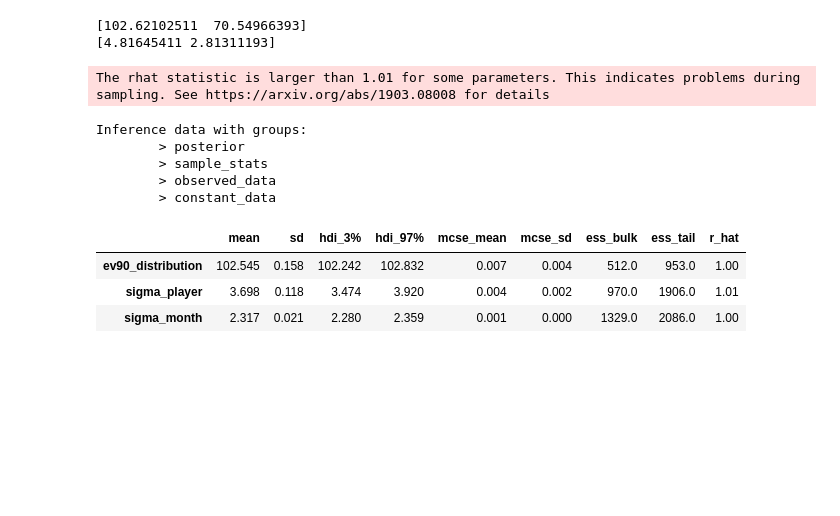
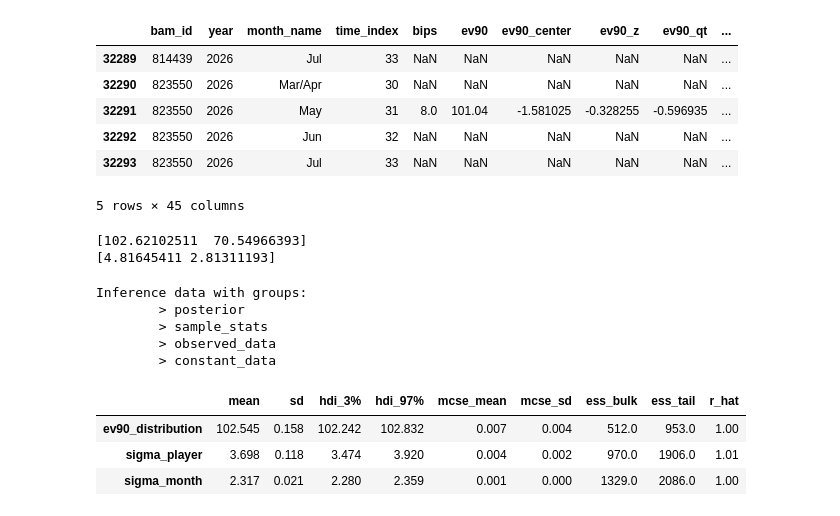
Before and after one commit to remmertjack/portfolio, a Jupyter notebook: batspeed/model.ipynb, the cells around one changed output. Drawn from its saved outputs; the diff is of its cells as text; code cells hidden in the pictures; blank space fills up the shorter version.

```diff
--- a/batspeed/model.ipynb
+++ b/batspeed/model.ipynb
@@ -186,3 +200,14 @@ df.head(10)
+# %%
+df = df.loc[(df['time_index']<=33)].reset_index(drop=True)
+df.tail(5)
+# %% [output]
+|  | bam_id | year | month_name | time_index | bips | ev90 | ev90_center | ev90_z | ev90_qt | ... |
+| 32289 | 814439 | 2026 | Jul | 33 | NaN | NaN | NaN | NaN | NaN | ... |
+| 32290 | 823550 | 2026 | Mar/Apr | 30 | NaN | NaN | NaN | NaN | NaN | ... |
+| 32291 | 823550 | 2026 | May | 31 | 8.0 | 101.04 | -1.581025 | -0.328255 | -0.596935 | ... |
+| 32292 | 823550 | 2026 | Jun | 32 | NaN | NaN | NaN | NaN | NaN | ... |
+| 32293 | 823550 | 2026 | Jul | 33 | NaN | NaN | NaN | NaN | NaN | ... |
+5 rows × 45 columns
 # %%
 # make copies in case we overwrite by accident
 df['ev90_obs'] = df['ev90']
@@ -283,7 +292,5 @@ with pm.Model(coords=coords) as model:
 # %%
-trace = sample(model, draws = 1000, tune = 1000, target_accept = 0.9, with_jax=True, path='measure_error.nc')
+trace = sample(model, draws = 1000, tune = 1000, target_accept = 0.95,  path='measure_error.nc')
-# %% [output]
-The rhat statistic is larger than 1.01 for some parameters. This indicates problems during sampling. See https://arxiv.org/abs/1903.08008 for details
 # %%
 trace
 # %% [output]
```
Also changed, not shown: parts of 16 cells of this notebook.
